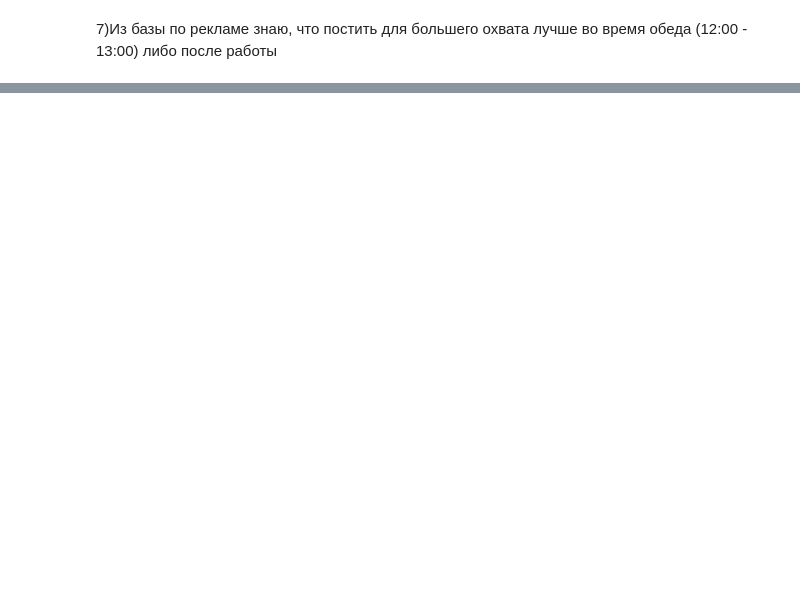
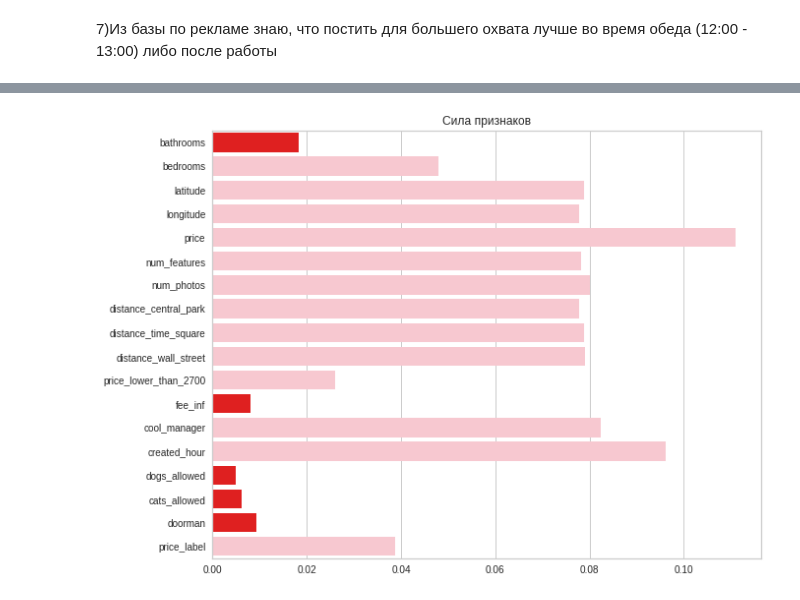
Before and after one commit to Triwka/ml_homework, a Jupyter notebook: kaggle_comp.ipynb, the cells around one changed output, grey strips where cells are left out. Saved outputs shown, nothing was run; the diff lists cells and outputs as text; code cells hidden in the pictures; blank space fills up the shorter version.

```diff
--- a/kaggle_comp.ipynb
+++ b/kaggle_comp.ipynb
@@ -394,0 +466,2 @@ rf.fit(train[features], train[target])
+# %%
+X.longitude = X.longitude.apply(lambda x: - x)
@@ -394,0 +499,16 @@ rf.fit(train[features], train[target])
+# %%
+from sklearn.ensemble import ExtraTreesClassifier
+extra_tree_forest = ExtraTreesClassifier(n_estimators = 5,
+                                        criterion ='entropy', max_features = 2)
+
+extra_tree_forest.fit(X, y)
+feature_importance = extra_tree_forest.feature_importances_
+
+values = feature_importance
+idx = features
+plt.figure(figsize=(10,8))
+clrs = ['pink' if x > 0.02 else 'red' for x in values ]
+sns.barplot(y=idx,x=values,palette=clrs).set(title='Сила признаков')
+plt.show()
+# %% [output]
+[figure, added]
```
Also changed, not shown: parts of 75 cells of this notebook.
